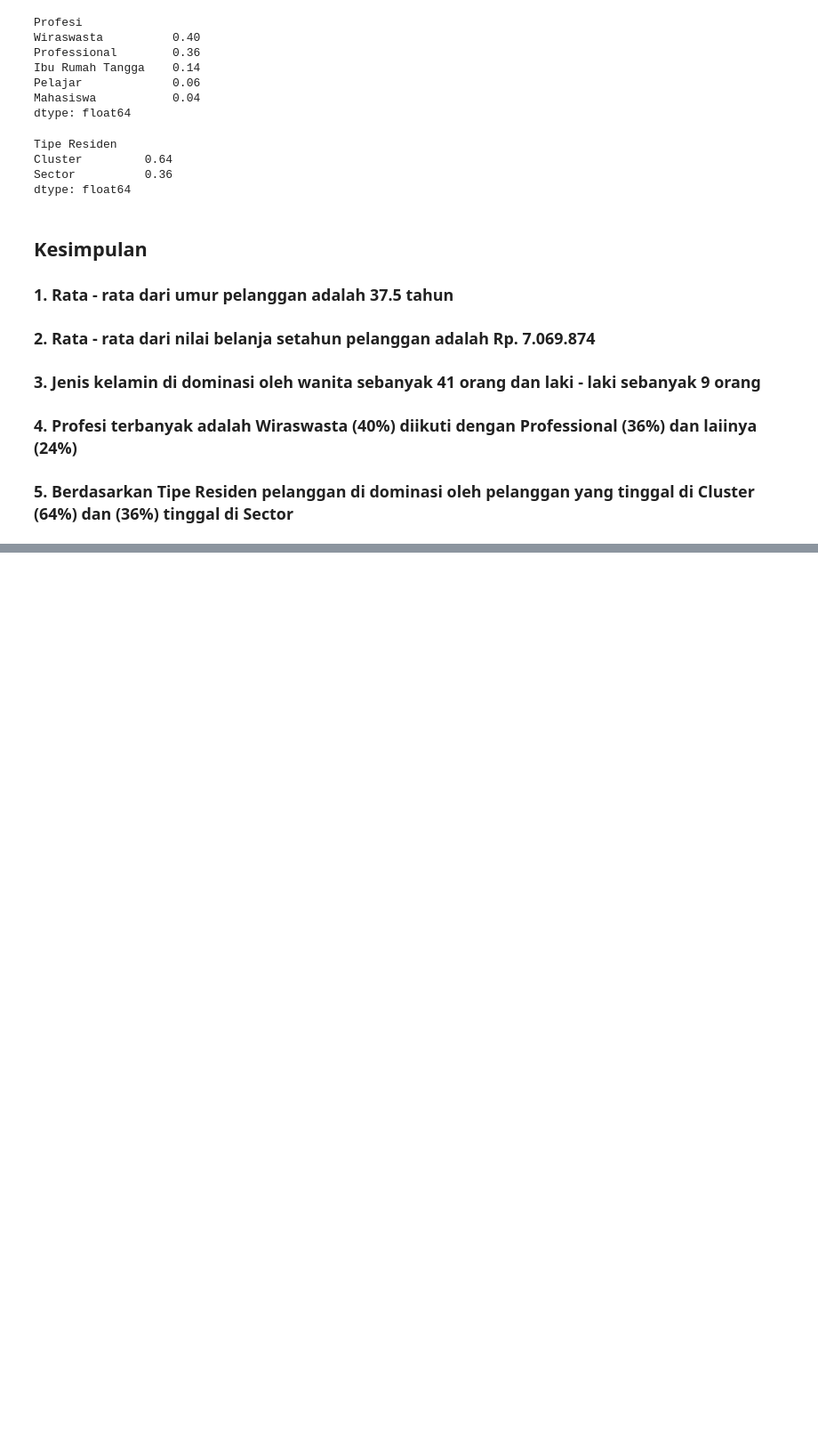
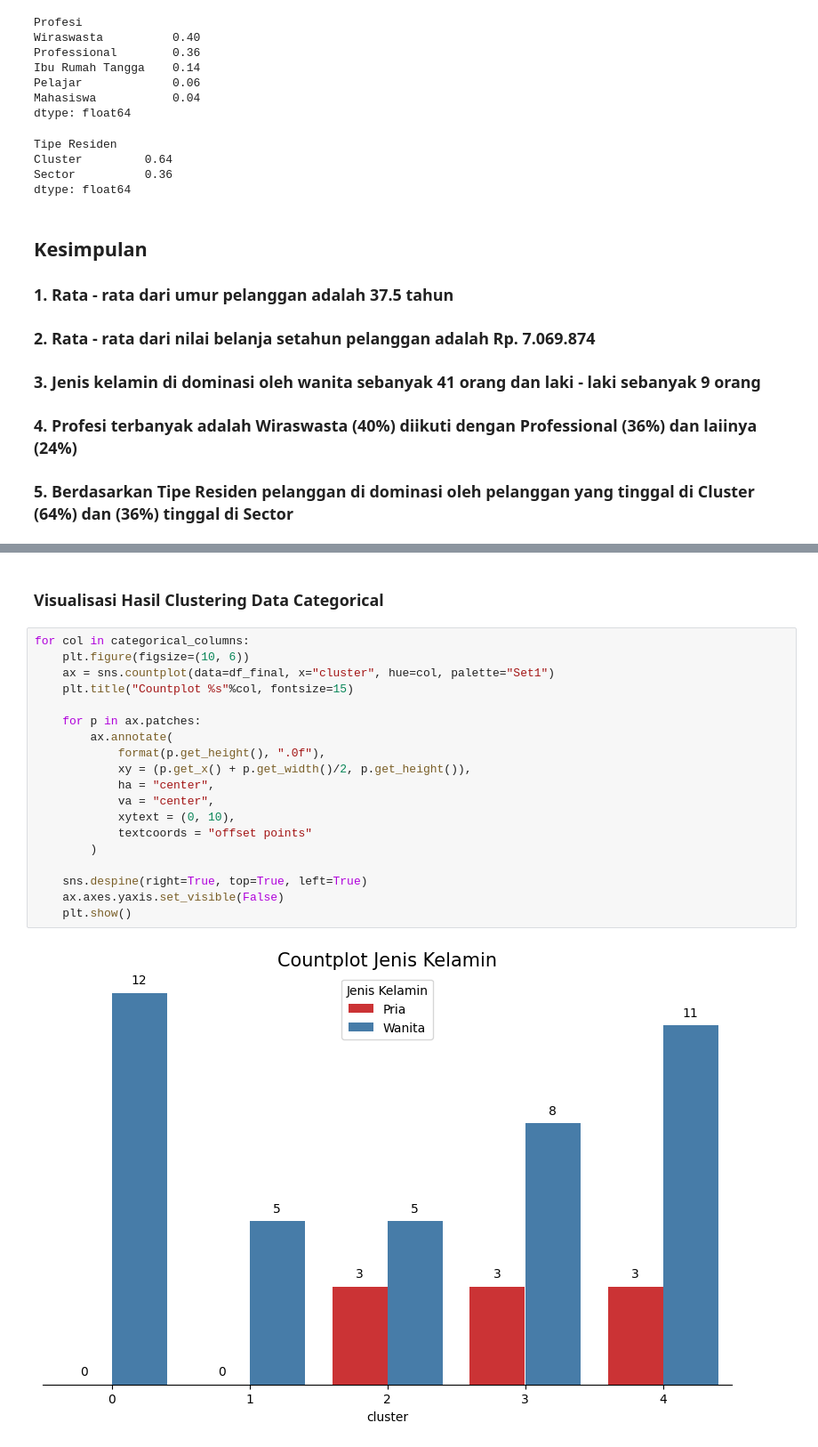
Before and after one commit to UsepSyaikalArifin/Data-Science-Projects, a Jupyter notebook: Data Science in Marketing - Customer Segmentation with Python/main.ipynb, the cells around one changed output, grey strips where cells are left out. Shown: that part at 89% size. Drawn from its saved outputs; the diff is of its cells as text; blank space fills up the shorter version.

```diff
--- a/Data Science in Marketing - Customer Segmentation with Python/main.ipynb
+++ b/Data Science in Marketing - Customer Segmentation with Python/main.ipynb
@@ -170,0 +357,23 @@ max     1.8                  1.5
+# %% [markdown]
+### Visualisasi Hasil Clustering Data Categorical
+# %%
+for col in categorical_columns:
+    plt.figure(figsize=(10, 6))
+    ax = sns.countplot(data=df_final, x="cluster", hue=col, palette="Set1")
+    plt.title("Countplot %s"%col, fontsize=15)
+
+    for p in ax.patches:
+        ax.annotate(
+            format(p.get_height(), ".0f"),
+            xy = (p.get_x() + p.get_width()/2, p.get_height()),
+            ha = "center",
+            va = "center",
+            xytext = (0, 10),
+            textcoords = "offset points"
+        )
+
+    sns.despine(right=True, top=True, left=True)
+    ax.axes.yaxis.set_visible(False)
+    plt.show()
+# %% [output]
+[figure, added]
```
Also changed, not shown: parts of 31 cells of this notebook, 1 other file.
